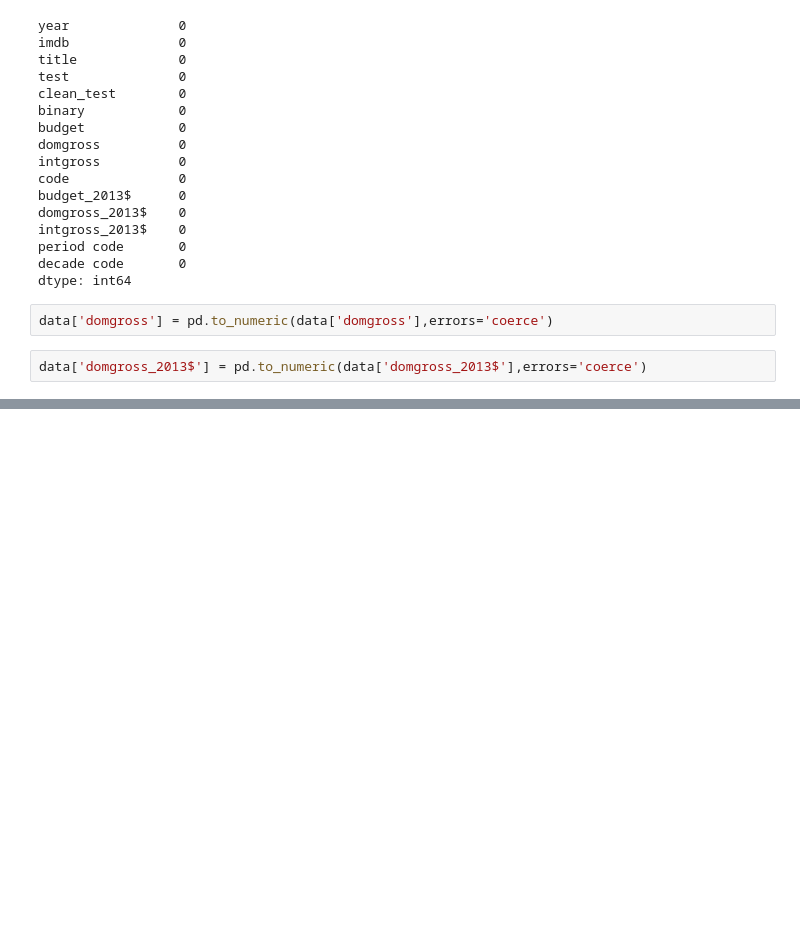
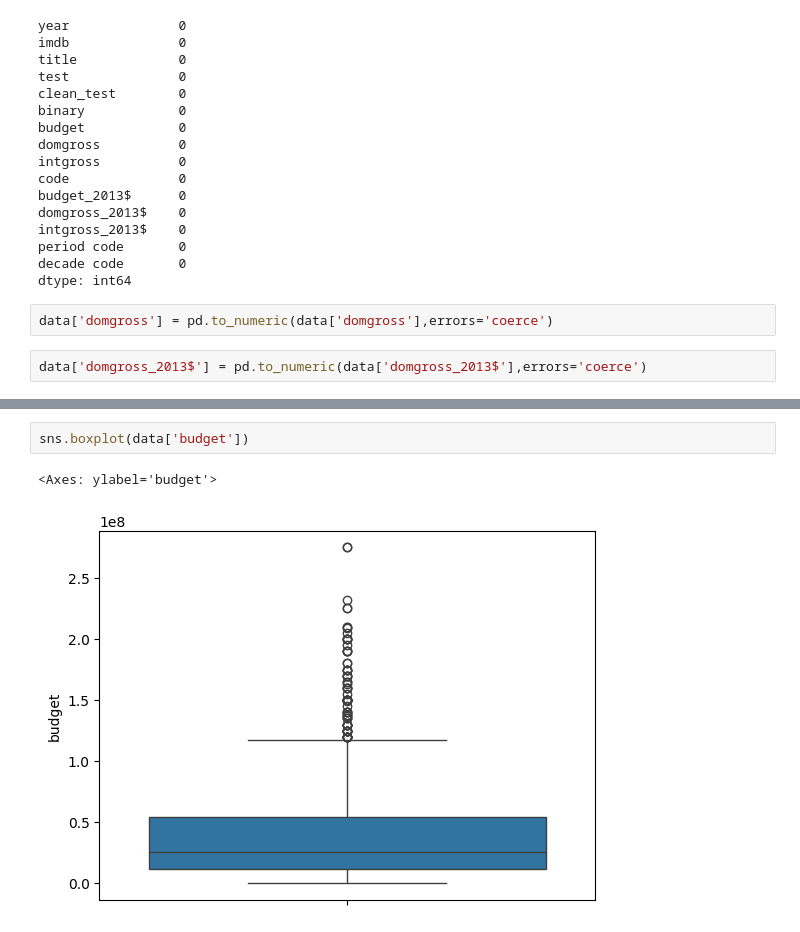
Before and after one commit to Mostafa-Mohamed-Atef/movies-data-science, a Jupyter notebook: movies.ipynb, the cells around one changed output, grey strips where cells are left out. Saved outputs shown, nothing was run; the diff lists cells and outputs as text; blank space fills up the shorter version.

```diff
--- a/movies.ipynb
+++ b/movies.ipynb
@@ -384,0 +401,5 @@ plt.tight_layout()
+# %%
+sns.boxplot(data['budget'])
+# %% [output]
+<Axes: ylabel='budget'>
+[figure, added]
```
Also changed, not shown: parts of 12 cells of this notebook.
